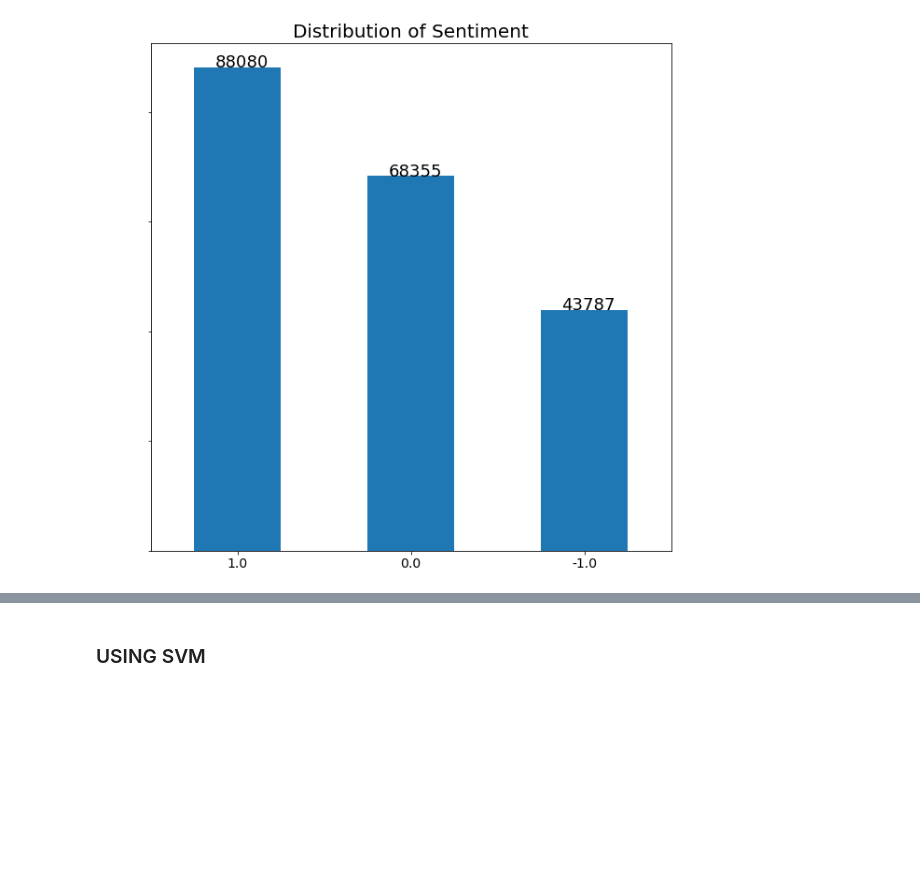
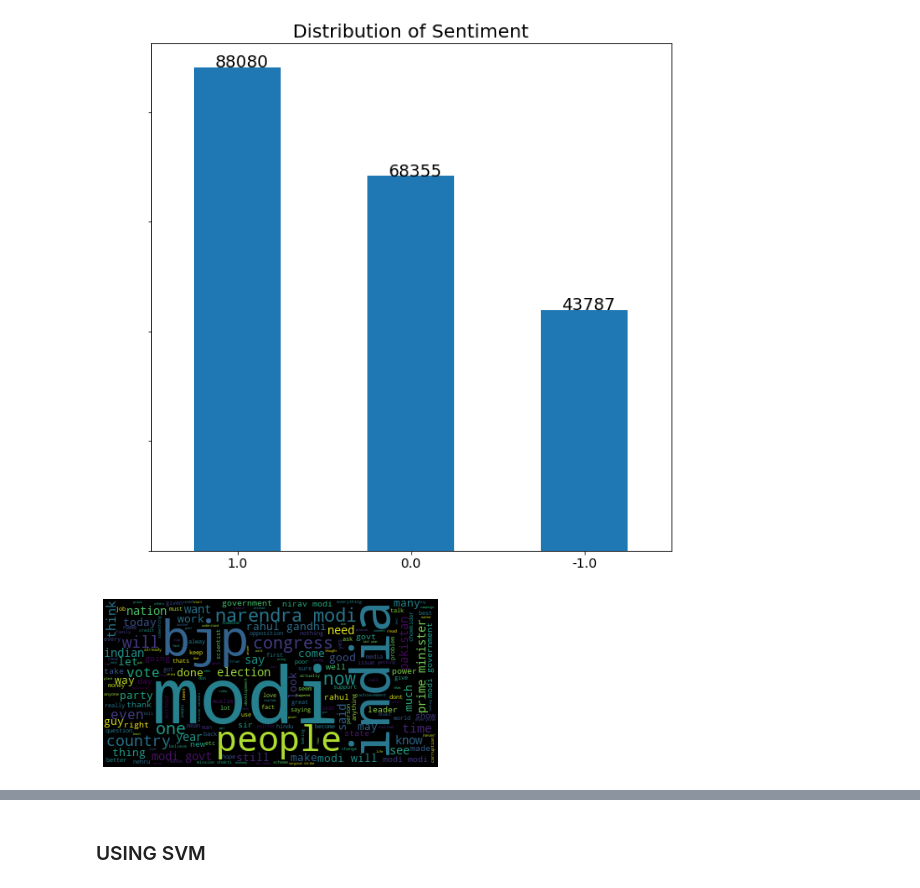
Before and after one commit to SergiCSim/Cas-Kaggle, a Jupyter notebook: Cas_kaggle.ipynb, the cells around one changed output, grey strips where cells are left out. Saved outputs shown, nothing was run; the diff lists cells and outputs as text; code cells hidden in the pictures; blank space fills up the shorter version.

Commit message:
Selecció de les paraules més importants

```diff
--- a/Cas_kaggle.ipynb
+++ b/Cas_kaggle.ipynb
@@ -79,3 +83,15 @@ ax.annotate(text = data['category'].value_counts().values[2], xy = (1.87,43786),
 plt.show()
 # %% [output]
 [figure]
+# %%
+# General word cloud
+
+from wordcloud import WordCloud
+
+wordcloud = WordCloud().generate(' '.join(data['text']))
+# Generate plot
+plt.imshow(wordcloud)
+plt.axis("off")
+plt.show()
+# %% [output]
+[figure, added]
```
Also changed, not shown: parts of 97 cells of this notebook.
